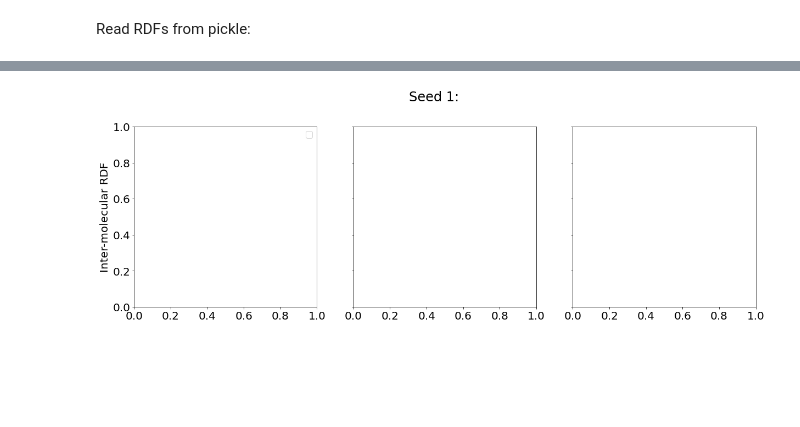
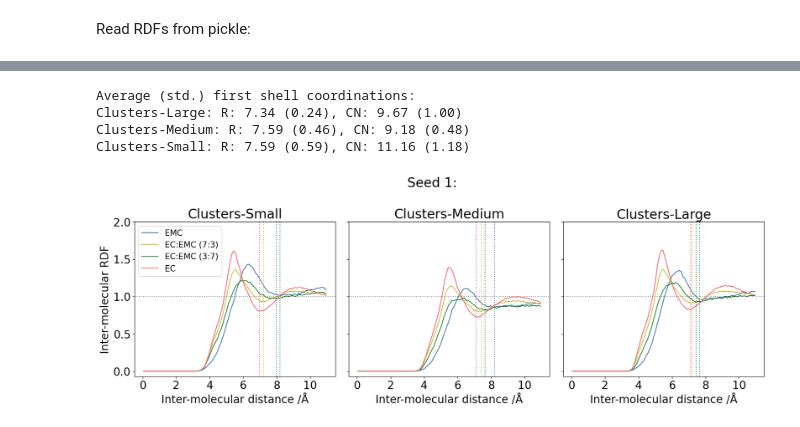
Before and after one commit to viktorsvahn/Limits_of_cluster_MLIPs, a Jupyter notebook: part2b-property_variability-cluster_data.ipynb, the cells around one changed output, grey strips where cells are left out. Drawn from its saved outputs; the diff is of its cells as text; code cells hidden in the pictures; blank space fills up the shorter version.

```diff
--- a/part2b-property_variability-cluster_data.ipynb
+++ b/part2b-property_variability-cluster_data.ipynb
@@ -1923,12 +1551,19 @@ with open('./part2_rhos.pkl', 'rb') as f:
 rstart = 6
 id_width = 20
 
+
+
 radii = []
 for model,dsets in rdfs.items():
+    #print(model)
+    training_data = model.split('_')[0]
     for dset,seeds in dsets.items():
         for seed,comps in seeds.items():
+            #print(seed)
             for comp, (g, r) in comps.items():
-                temp = int(comp.split('_')[1:][-1][:-1])
+                #print(comp)
+                if comp == 'EC': temp = 313
+                else: temp = 298
 
                 id0 = np.where(r>rstart)[0][0]
 
@@ -1943,12 +1578,13 @@ for model,dsets in rdfs.items():
                 N = sum(g_prime*v_shell*rho)
                 train_data, functional = model.split('_')
 
-                radii.append([train_data, functional, seed, dset, traj_map[comp], temp, r[id0+idx], N])
+                radii.append([training_data, functional, int(seed[-1]), int(dset[-1]), comp, temp, r[id0+idx], N])
 
-radii_df = pd.DataFrame(radii, columns=['Train data', 'Functional', 'Seed', 'Sample', 'Composition', 'Temperature', 'Rmin', 'CN'])
-radii_df['Train data'] = radii_df['Train data'].map(data_map)
-for name, group in radii_df.groupby('Train data'):
+radii_df = pd.DataFrame(radii, columns=['Data set', 'Functional', 'Seed ID', 'Sample ID', 'Composition', 'Temperature', 'Rmin', 'CN'])
+#radii_df['Data set'] = radii_df['Data set'].map(data_map)
+for name, group in radii_df.groupby('Data set'):
     print('Average first shell coordinations:')
     print(name, group['CN'].mean(), '\n')
-radii_df
+print(radii_df.to_string())
+#radii_df
 # %% [output]
@@ -2036,11 +1692,4 @@ ax2.grid(axis='y', alpha=0.3)
 # %%
-model_map = {
-    'SDN22N_wB97X':'Clusters-Large',
-    'SDN22NQ_wB97X':'Clusters-Medium',
-    'SDN22NQQ_wB97X':'Clusters-Small',
-    'IBM23':'Periodic',
-}
-
 rstart = 6
 id_width = 20
 
@@ -2049,7 +1698,9 @@ fig, axs = plt.subplots(1,3, figsize=(7*scale,2.5*scale), sharey=True)
 fig.suptitle('Seed 1:')
 axs[0].set_ylabel('Inter-molecular RDF')
 for ax, (model,dsets) in zip(axs, rdfs.items()):
-    ax.set_title(model_map[model])
+    training_data = model.split('_')[0]
+    ax.set_title(training_data)
+
     ax.set_xlabel('Inter-molecular distance /Å')
     #print(model)
     for dset,seeds in dsets.items():
@@ -2061,45 +1712,49 @@ for ax, (model,dsets) in zip(axs, rdfs.items()):
                     #print(seed)
                     for comp, (g, r) in comps.items():
                         #print(comp)
                         id0 = np.where(r>rstart)[0][0]
-                        temp = int(comp.split('_')[1:][-1][:-1])
+                        if comp == 'EC': temp = 313
+                        else: temp = 298
 
                         #print(id0, r[id0])
-                        print(comp)
+                        #print(comp)
                         idhi = id0+id_width
                         rmin = min(r[id0:idhi])
                         idx = np.argmin(g[id0:idhi])
                         #print(idx, r[idx])
 
                         ax.axvline(r[id0+idx], 0, 1, color=get_colour(comp), alpha=1, linestyle='dotted')
                         #ax.axvspan(r[id0], r[idhi],alpha=0.05, color='gray')
-                        ax.plot(r, g, label=traj_map[comp], color=get_colour(comp))
+                        ax.plot(r, g, label=comp, color=get_colour(comp))
                         ax.set_ylim(None,2)
-                        ax.axhline(y=1.0, linestyle=':', color=cset.black, alpha=0.1)
+                        ax.axhline(y=1.0, linestyle=':', color='black', alpha=0.1)
 
 
                         rho = number_densities[model][dset][seed][comp]
                         r_prime = r[:id0+idx]
                         g_prime = g[1:id0+idx]
                         v_shell = 4/3*np.pi*(r_prime[1:]**3-r_prime[:-1]**3)
                         N = sum(g_prime*v_shell*rho)
 
                         train_data, functional = model.split('_')
-                        radii.append([train_data, functional, seed, dset, traj_map[comp], temp, r[id0+idx], N])
-axs[0].legend(fontsize=fsize-4)
+                        radii.append([training_data, functional, seed, dset, comp, temp, r[id0+idx], N])
+axs[0].legend(fontsize=fsize-5)
 plt.tight_layout()
 
 
-radii_df = pd.DataFrame(radii, columns=['Train data', 'Functional', 'Seed', 'Sample', 'Composition', 'Temperature', 'Rmin', 'CN'])
-radii_df['Train data'] = radii_df['Train data'].map(data_map)
-radii_df = radii_df.drop('Seed', axis=1)
-radii_df = radii_df.drop('Sample', axis=1)
+radii_df = pd.DataFrame(radii, columns=['Data set', 'Functional', 'Seed ID', 'Sample ID', 'Composition', 'Temperature', 'Rmin', 'CN'])
+radii_df = radii_df.drop('Seed ID', axis=1)
+radii_df = radii_df.drop('Sample ID', axis=1)
 radii_df = radii_df.drop('Temperature', axis=1)
 print('Average (std.) first shell coordinations:')
-for name, group in radii_df.groupby('Train data'):
+for name, group in radii_df.groupby('Data set'):
     print(f'{name}: R: {group["Rmin"].mean():.2f} ({group["Rmin"].std():.2f}), CN: {group["CN"].mean():.2f} ({group["CN"].std():.2f})')
 # %% [output]
+Average (std.) first shell coordinations:
+Clusters-Large: R: 7.34 (0.24), CN: 9.67 (1.00)
+Clusters-Medium: R: 7.59 (0.46), CN: 9.18 (0.48)
+Clusters-Small: R: 7.59 (0.59), CN: 11.16 (1.18)
-[figure, old version]
+[figure, new version]
 # %%
 rstart = 6
 id_width = 20
```
Also changed, not shown: parts of 42 cells of this notebook.
